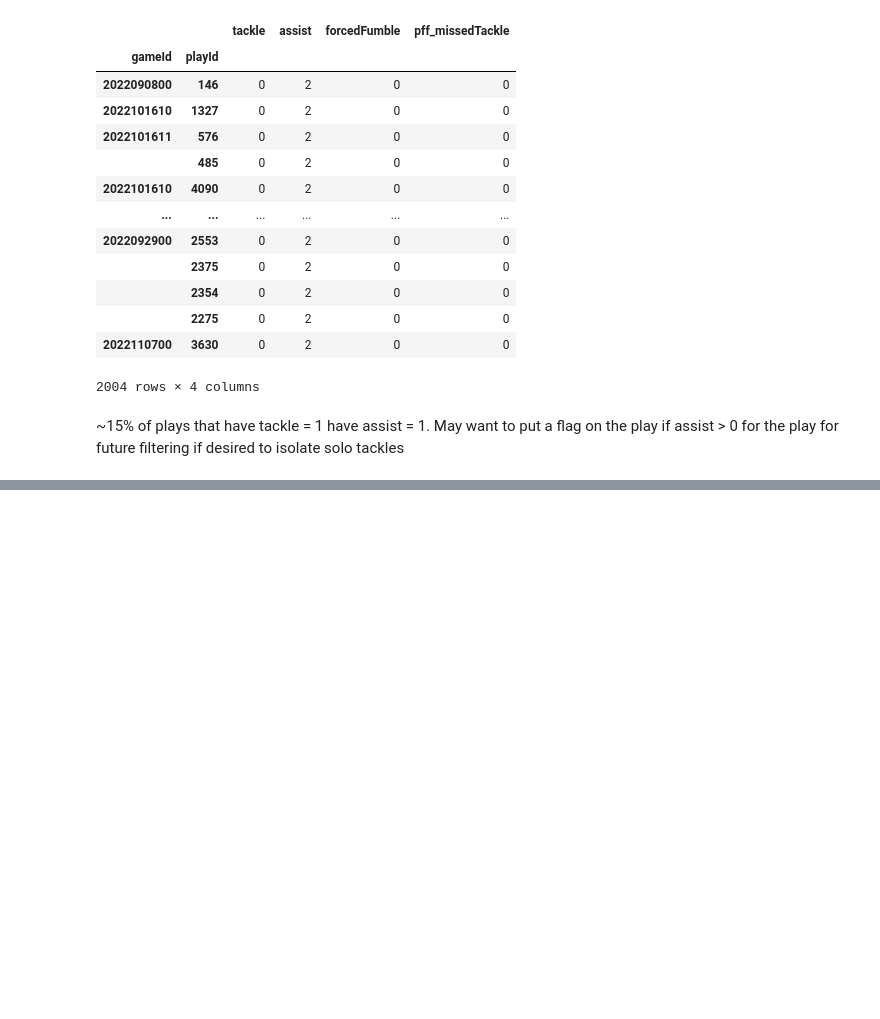
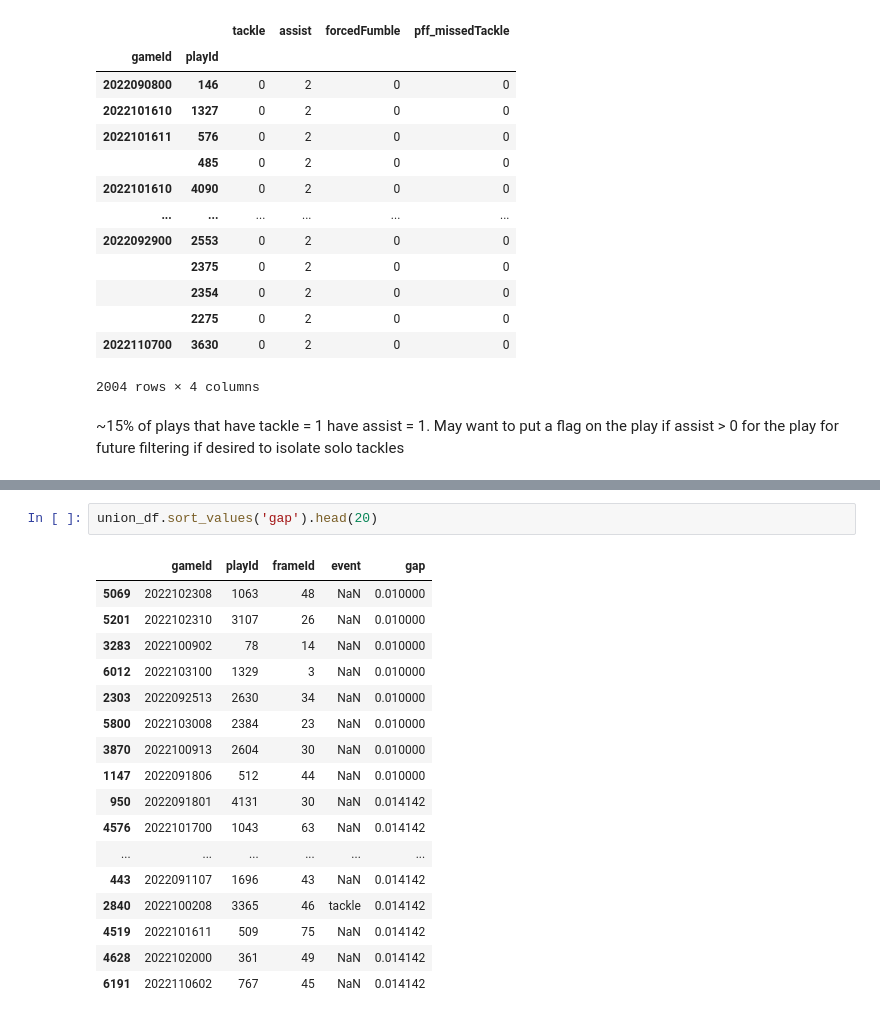
Before and after one commit to pschlais/kaggle_nfl_bdb_2024, a Jupyter notebook: exploration_tackle_events.ipynb, the cells around one changed output, grey strips where cells are left out. Cells and saved outputs as stored; diff of their text form; blank space fills up the shorter version.

```diff
--- a/exploration_tackle_events.ipynb
+++ b/exploration_tackle_events.ipynb
@@ -178,0 +472,20 @@ tackle_df.groupby(['gameId','playId']).sum().drop(columns='nflId').query('tackle
+# %%
+union_df.sort_values('gap').head(20)
+# %% [output]
+|  | gameId | playId | frameId | event | gap |
+| 5069 | 2022102308 | 1063 | 48 | NaN | 0.010000 |
+| 5201 | 2022102310 | 3107 | 26 | NaN | 0.010000 |
+| 3283 | 2022100902 | 78 | 14 | NaN | 0.010000 |
+| 6012 | 2022103100 | 1329 | 3 | NaN | 0.010000 |
+| 2303 | 2022092513 | 2630 | 34 | NaN | 0.010000 |
+| 5800 | 2022103008 | 2384 | 23 | NaN | 0.010000 |
+| 3870 | 2022100913 | 2604 | 30 | NaN | 0.010000 |
+| 1147 | 2022091806 | 512 | 44 | NaN | 0.010000 |
+| 950 | 2022091801 | 4131 | 30 | NaN | 0.014142 |
+| 4576 | 2022101700 | 1043 | 63 | NaN | 0.014142 |
+| ... | ... | ... | ... | ... | ... |
+| 443 | 2022091107 | 1696 | 43 | NaN | 0.014142 |
+| 2840 | 2022100208 | 3365 | 46 | tackle | 0.014142 |
+| 4519 | 2022101611 | 509 | 75 | NaN | 0.014142 |
+| 4628 | 2022102000 | 361 | 49 | NaN | 0.014142 |
+| 6191 | 2022110602 | 767 | 45 | NaN | 0.014142 |
```
Also changed, not shown: parts of 29 cells of this notebook.
